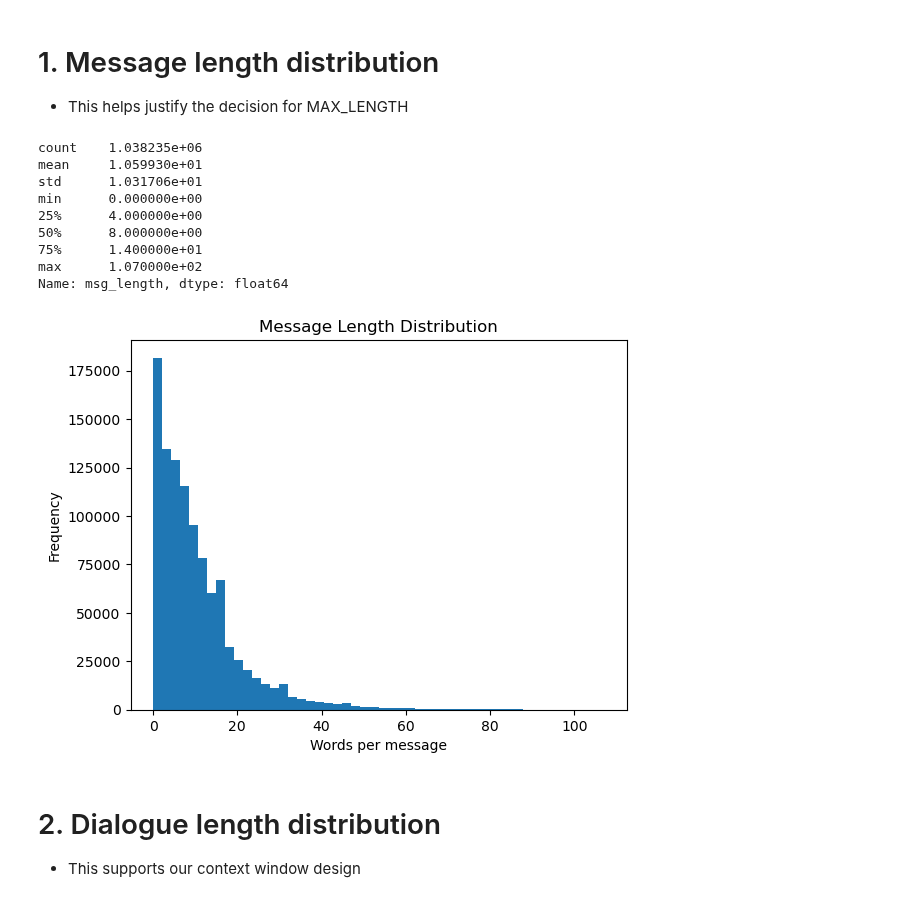
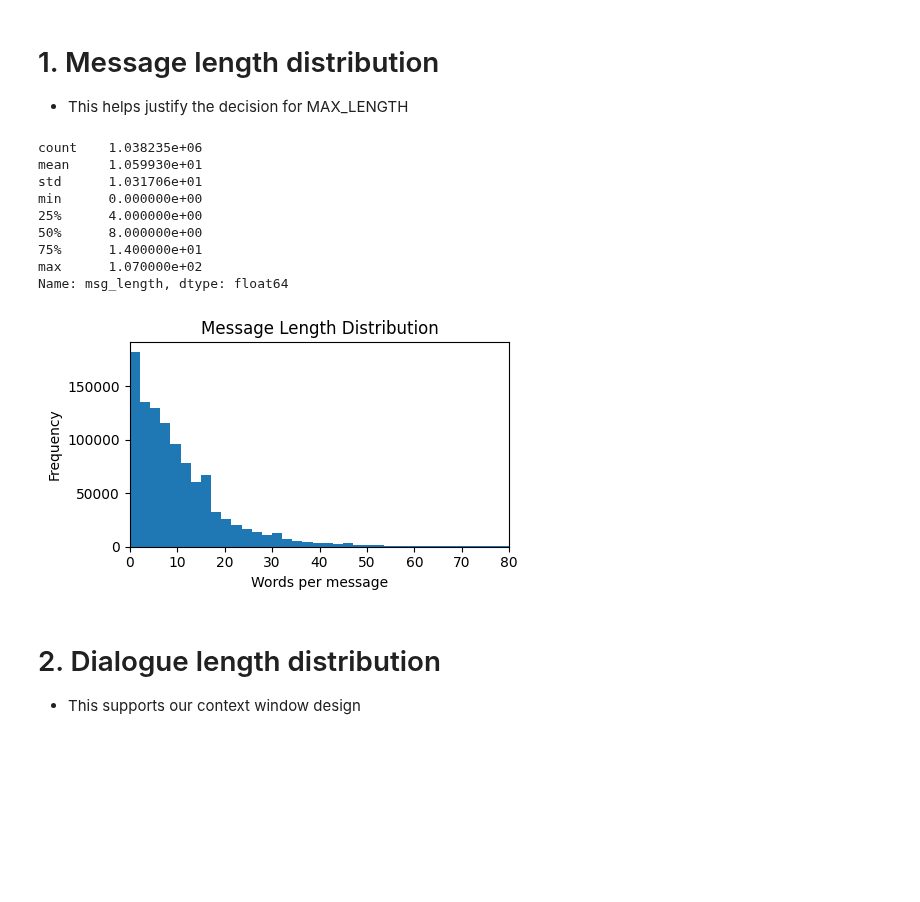
Before and after one commit to dyluc/csck507-ema, a Jupyter notebook: data-analysis.ipynb, the cells around one changed output. Saved outputs shown, nothing was run; the diff lists cells and outputs as text; code cells hidden in the pictures; blank space fills up the shorter version.

Commit message:
Adding savefig() for plots

```diff
--- a/data-analysis.ipynb
+++ b/data-analysis.ipynb
@@ -33,26 +34,36 @@ Shape: (1038324, 6)
 # %%
 df = df.dropna(subset=['text'])
 
 df['msg_length'] = df['text'].astype(str).apply(lambda x: len(x.split()))
 
 print(df['msg_length'].describe())
 
+plt.figure(figsize=(5, 3))
+
 plt.hist(df['msg_length'], bins=50)
 plt.title("Message Length Distribution")
 plt.xlabel("Words per message")
 plt.ylabel("Frequency")
+plt.xlim(0, 80)
+plt.tight_layout()
+os.makedirs("visualisations", exist_ok=True)
+plt.savefig(
+    "visualisations/message_length_distribution.png",
+    dpi=300,
+    bbox_inches="tight")
+
 plt.show()
 # %% [output]
 count    1.038235e+06
 mean     1.059930e+01
 std      1.031706e+01
 min      0.000000e+00
 25%      4.000000e+00
 50%      8.000000e+00
 75%      1.400000e+01
 max      1.070000e+02
 Name: msg_length, dtype: float64
-[figure, old version]
+[figure, new version]
 # %% [markdown]
 # 2. Dialogue length distribution
 - This supports our context window design
```
Also changed, not shown: parts of 7 cells of this notebook, 7 other files.
